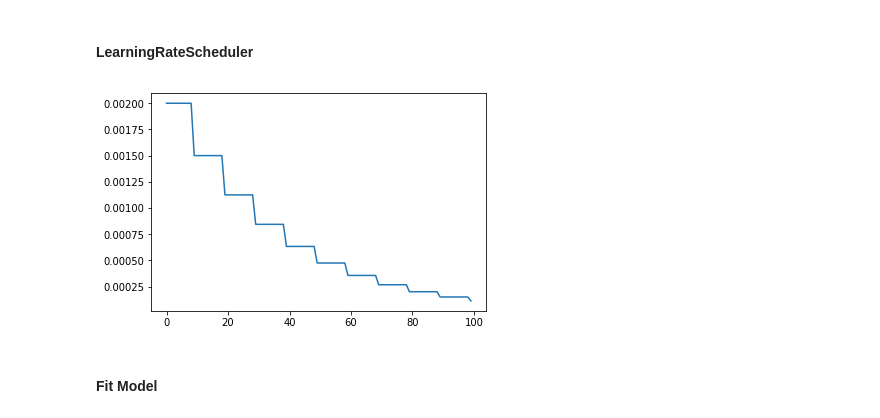
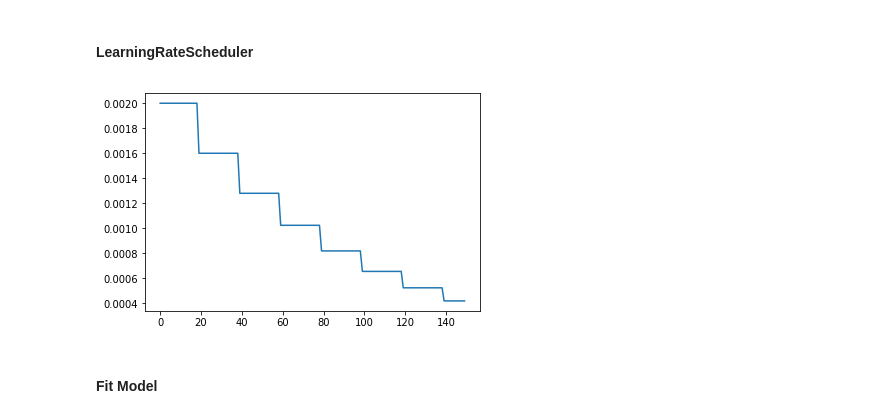
Before and after one commit to infocrat/npl_deeplearning_lab, a Jupyter notebook: labwork1.ipynb, the cells around one changed output. Drawn from its saved outputs; the diff is of its cells as text; code cells hidden in the pictures.

```diff
--- a/labwork1.ipynb
+++ b/labwork1.ipynb
@@ -155,16 +155,16 @@ model.compile(loss='categorical_crossentropy',
 def step_decay(epoch):
     import math
     initial_lrate = 0.002
-    drop = 0.75
-    epochs_drop = 10.0
+    drop = 0.8
+    epochs_drop = 20.0
     lrate = initial_lrate * math.pow(drop, math.floor((1+epoch)/epochs_drop))
     print(lrate)
     return lrate
 # %%
-plt.plot([step_decay(i) for i in range(100)])
+plt.plot([step_decay(i) for i in range(150)])
 plt.show()
 # %% [output]
-[figure, old version]
+[figure, new version]
 # %% [markdown]
 #### Fit Model
 # %%
```
Also changed, not shown: parts of 9 cells of this notebook, 1 other file.
